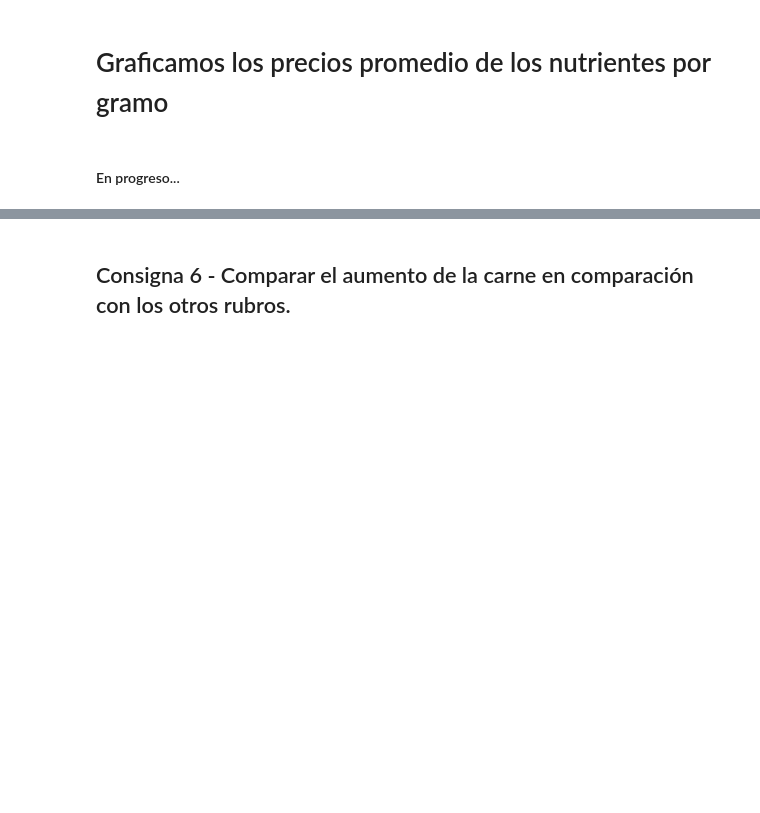
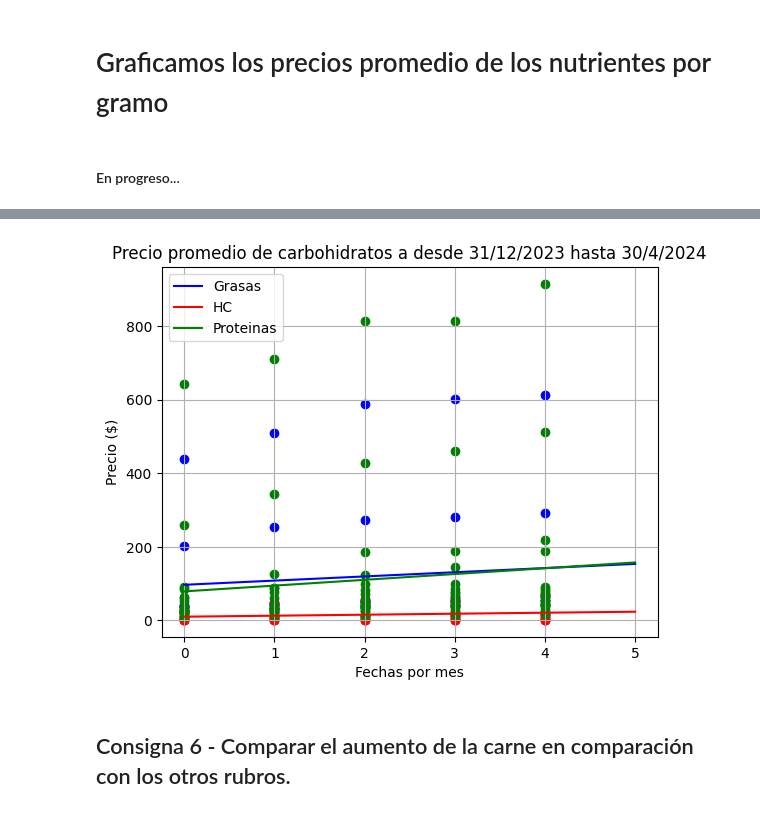
Before and after one commit to r3ch1rd/TP2alc, a Jupyter notebook: TP2alc.ipynb, the cells around one changed output, grey strips where cells are left out. Saved outputs shown, nothing was run; the diff lists cells and outputs as text; code cells hidden in the pictures; blank space fills up the shorter version.

```diff
--- a/TP2alc.ipynb
+++ b/TP2alc.ipynb
@@ -403,3 +371,81 @@ plt.show()
+# %%
+# Recta grasa
+X = np.array([1,2,3,4,5])
+Y = np.array(PreciosGramoDeGrasa)
+
+x = cuadradosMinimos(X,Y)
+
+a = x[0]
+b = x[1]
+
+# Generar valores de x para la recta
+r = np.linspace(0,5,100)
+y_line = a * r + b
+
+# Graficar la recta y = ax + b
+plt.plot(r, y_line, color='blue', label='Grasas')
+
+# Definir el conjunto de puntos y graficarlos
+for i in range(len(Y[0])):
+    points_x = np.array([0, 1, 2, 3, 4])
+    points_y = np.array([Y[0,i],Y[1,i],Y[2,i],Y[3,i],Y[4,i]])
+    plt.scatter(points_x, points_y, color='blue')
+
+# Recta HC
+X = np.array([1,2,3,4,5])
+Y = np.array(PreciosGramoDeHC)
+
+x = cuadradosMinimos(X,Y)
+
+a = x[0]
+b = x[1]
+
+# Generar valores de x para la recta
+r = np.linspace(0,5,100)
+y_line = a * r + b
+
+# Graficar la recta y = ax + b
+plt.plot(r, y_line, color='red', label='HC')
+
+# Definir el conjunto de puntos y graficarlos
+for i in range(len(Y[0])):
+    points_x = np.array([0, 1, 2, 3, 4])
+    points_y = np.array([Y[0,i],Y[1,i],Y[2,i],Y[3,i],Y[4,i]])
+    plt.scatter(points_x, points_y, color='red')
+
+# Recta proteinas
+X = np.array([1,2,3,4,5])
+Y = np.array(PreciosGramoDeProteina)
+
+x = cuadradosMinimos(X,Y)
+
+a = x[0]
+b = x[1]
+
+# Generar valores de x para la recta
+r = np.linspace(0,5,100)
+y_line = a * r + b
+
+# Graficar la recta y = ax + b
+plt.plot(r, y_line, color='green', label='Proteinas')
+
+# Definir el conjunto de puntos y graficarlos
+for i in range(len(Y[0])):
+    points_x = np.array([0, 1, 2, 3, 4])
+    points_y = np.array([Y[0,i],Y[1,i],Y[2,i],Y[3,i],Y[4,i]])
+    plt.scatter(points_x, points_y, color='green')
+
+# Añadir etiquetas y título
+plt.xlabel('Fechas por mes')
+plt.ylabel('Precio ($)')
+plt.title('Precio promedio de carbohidratos a desde 31/12/2023 hasta 30/4/2024')
+plt.legend()
+
+# Mostrar el gráfico
+plt.grid(True)
+plt.show()
+# %% [output]
+[figure, added]
 # %% [markdown]
 ## Consigna 6 - Comparar el aumento de la carne en comparación con los otros rubros.
 # %%
```
Also changed, not shown: parts of 2 cells of this notebook.
